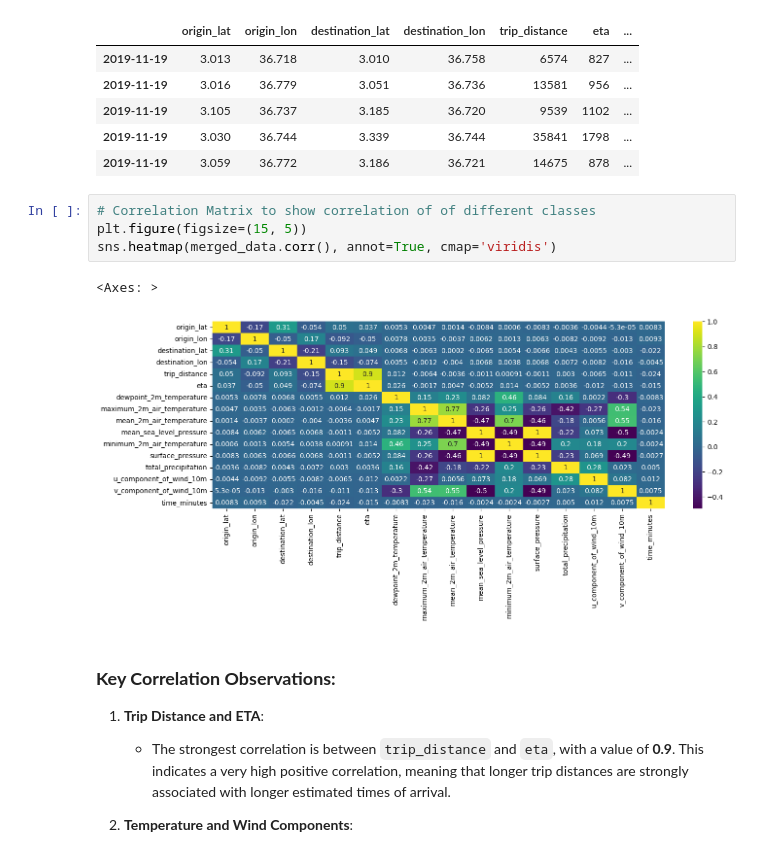
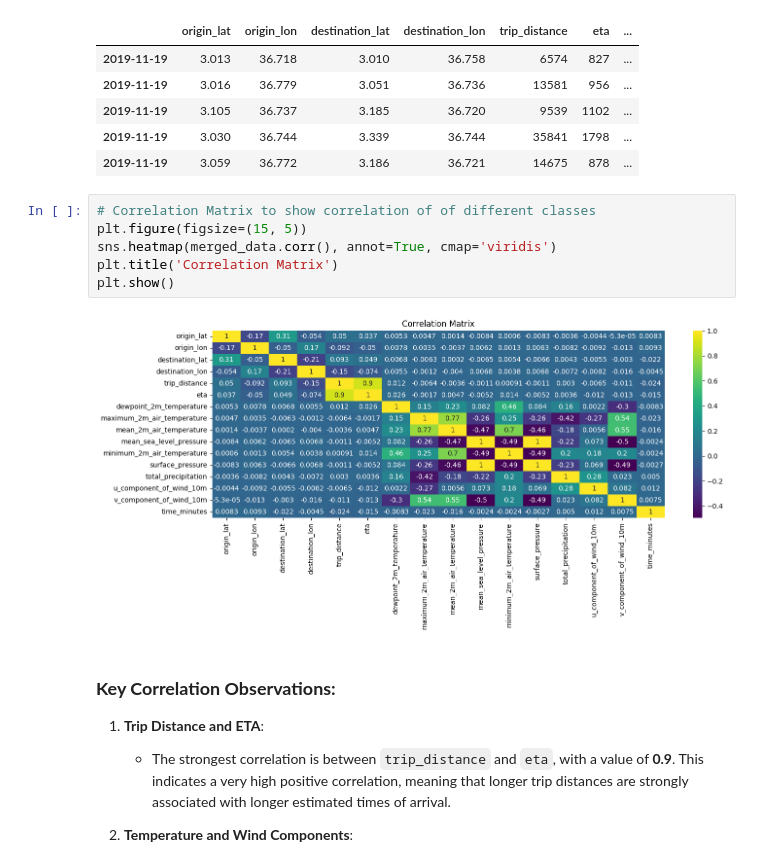
Before and after one commit to murithidenisgitobu/Yassir-Expected-Time-of-Arrival-ETA-Prediction, a Jupyter notebook: Notebook/yassir_notebook.ipynb, the cells around one changed output. Cells and saved outputs as stored; diff of their text form.

```diff
--- a/Notebook/yassir_notebook.ipynb
+++ b/Notebook/yassir_notebook.ipynb
@@ -484,10 +488,11 @@ merged_data.head()
 # %%
 # Correlation Matrix to show correlation of of different classes
 plt.figure(figsize=(15,	5))
 sns.heatmap(merged_data.corr(), annot=True, cmap='viridis')
+plt.title('Correlation Matrix')
+plt.show()
 # %% [output]
-<Axes: >
-[figure, old version]
+[figure, new version]
 # %% [markdown]
 ### **Key Correlation Observations:**
 
```
Also changed, not shown: parts of 8 cells of this notebook.
